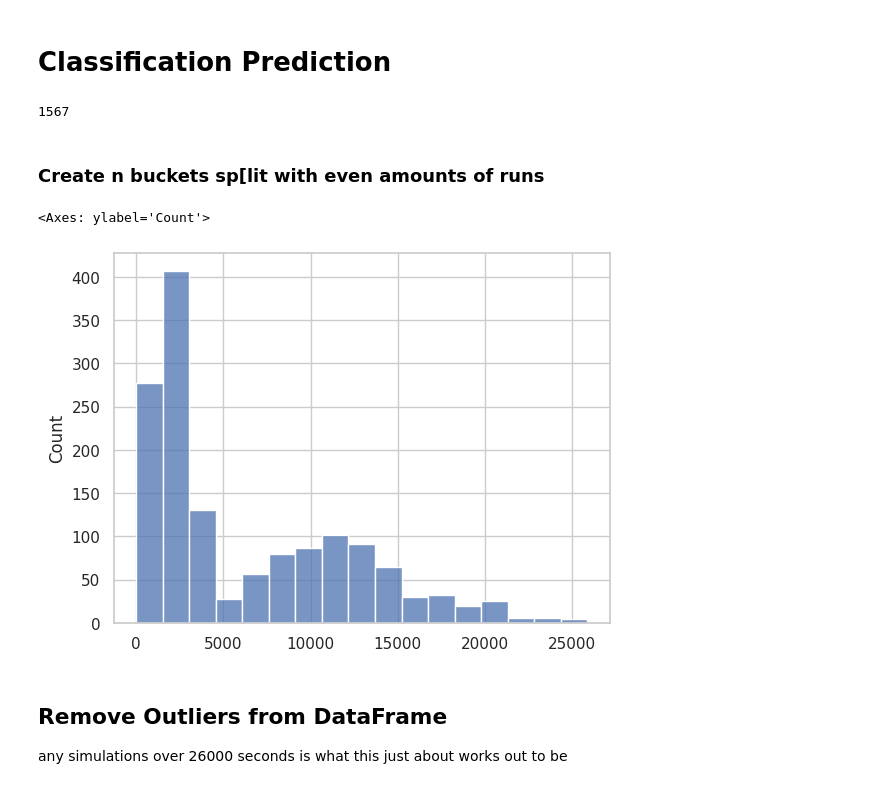
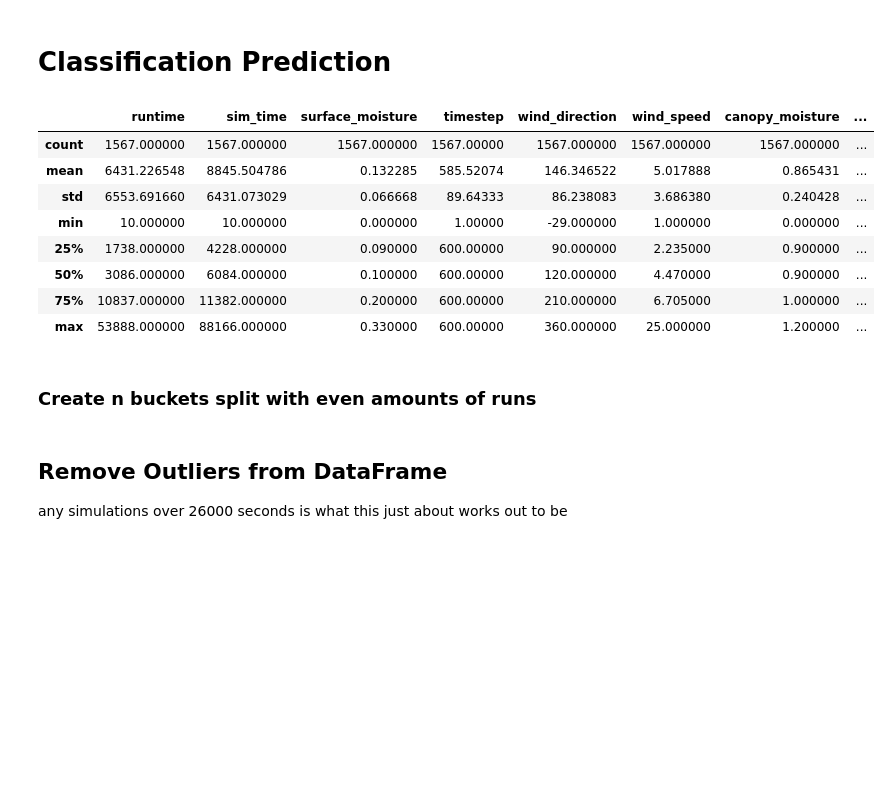
Before and after one commit to devinshende/learning-ml, a Jupyter notebook: classification.ipynb, the cells around one changed output. Drawn from its saved outputs; the diff is of its cells as text; code cells hidden in the pictures; blank space fills up the shorter version.

```diff
--- a/classification.ipynb
+++ b/classification.ipynb
@@ -25,17 +24,19 @@ N_BUCKETS = 4
 # %%
 df = pd.read_csv("training_data.csv")
 df = df.drop(columns=df.columns[0])
-df.head()
-print(len(df))
+df.describe()
 # %% [output]
-1567
+|  | runtime | sim_time | surface_moisture | timestep | wind_direction | wind_speed | canopy_moisture | ... |
+| count | 1567.000000 | 1567.000000 | 1567.000000 | 1567.00000 | 1567.000000 | 1567.000000 | 1567.000000 | ... |
+| mean | 6431.226548 | 8845.504786 | 0.132285 | 585.52074 | 146.346522 | 5.017888 | 0.865431 | ... |
+| std | 6553.691660 | 6431.073029 | 0.066668 | 89.64333 | 86.238083 | 3.686380 | 0.240428 | ... |
+| min | 10.000000 | 10.000000 | 0.000000 | 1.00000 | -29.000000 | 1.000000 | 0.000000 | ... |
+| 25% | 1738.000000 | 4228.000000 | 0.090000 | 600.00000 | 90.000000 | 2.235000 | 0.900000 | ... |
+| 50% | 3086.000000 | 6084.000000 | 0.100000 | 600.00000 | 120.000000 | 4.470000 | 0.900000 | ... |
+| 75% | 10837.000000 | 11382.000000 | 0.200000 | 600.00000 | 210.000000 | 6.705000 | 1.000000 | ... |
+| max | 53888.000000 | 88166.000000 | 0.330000 | 600.00000 | 360.000000 | 25.000000 | 1.200000 | ... |
 # %% [markdown]
-### Create n buckets sp[lit with even amounts of runs
+### Create n buckets split with even amounts of runs
-# %%
-sns.histplot(list(sim_times))
-# %% [output]
-<Axes: ylabel='Count'>
-[figure, removed]
 # %%
 def print_score(pred, true):
     print("Mean Squared Error:".ljust(22," "),round(mean_squared_error(true, pred),5))
```
Also changed, not shown: parts of 32 cells of this notebook, 1 other file.
